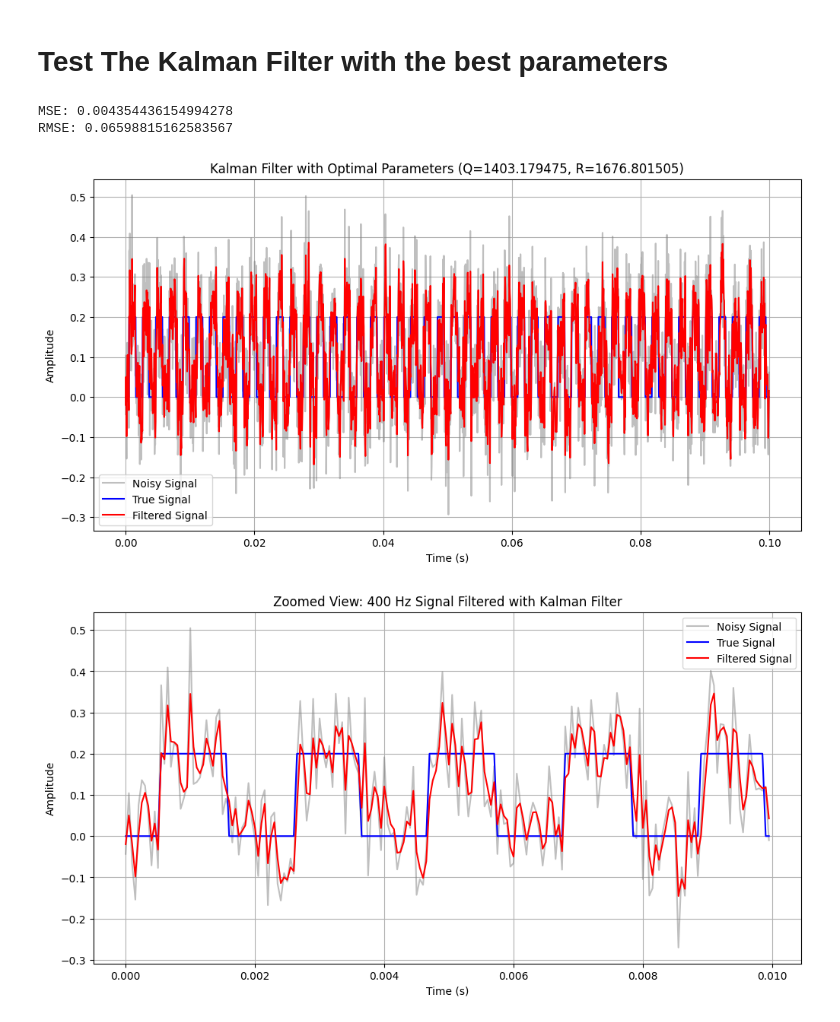
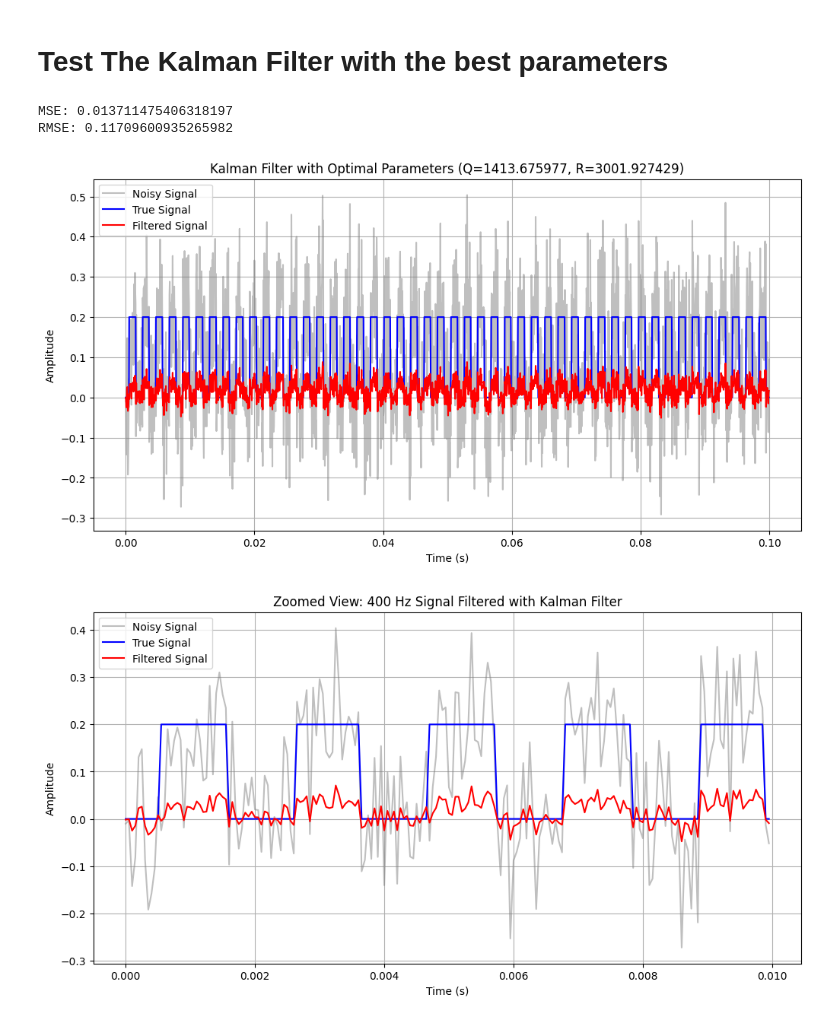
Before and after one commit to BolivarTech/Evolutionary_Linear_Kalman_Filter_Tuning, a Jupyter notebook: Evolutive_Optimizator.ipynb, the cells around one changed output. Saved outputs shown, nothing was run; the diff lists cells and outputs as text; code cells hidden in the pictures.

Commit message:
Evolutive algoritms implemented and optimized to adjuste the kalman filter. Some minor improvements on the kalman filter algorith

```diff
--- a/Evolutive_Optimizator.ipynb
+++ b/Evolutive_Optimizator.ipynb
@@ -41,7 +140,7 @@ true_signal = SigGen.generate_signal('square')
 true_signal = SigGen.add_offset(true_signal, offset)
 
 # Add noise to create noisy measurement
-noise_std = 0.3
+noise_std = 0.5
 noisy_signal = SigGen.add_noise(true_signal, noise_std)
 
 # Get time vector
@@ -166,26 +307,28 @@ plt.show()
 print(f"\n============  Hall Of Fame ==============\n")
 # best_individual = tools.selBest(population, k=1)[0]
 best_individual = halloffame[0]
-best_q, best_r = best_individual
+best_f, best_h, best_q, best_r = best_individual
 best_fitness = float(best_individual.fitness.values[0])
 print("Best Individual:")
 print(f"Individual: {best_individual}")
-print(f"Best Q: {best_q}, Best R: {best_r}, Fitness: {best_fitness}")
+print(f"Best F: {best_f}, Best H: {best_h}, Best Q: {best_q}, Best R: {best_r}, Fitness: {best_fitness}")
 
 print("\nNext Best Individuals:")
 for individual in halloffame[1:]:
-    q, r = individual
+    f,h,q, r = individual
     fitness = float(individual.fitness.values[0])
-    print(f"Q: {q}, R: {r}, Fitness: {fitness}")
+    print(f"F: {f}, H: {h}, Q: {q}, R: {r}, Fitness: {fitness}")
 
 print(f"\n===== Best Individual Performance =====\n")
 
 # Create filter with optimal parameters
+optimal_F = np.array([[best_f]])
+optimal_H = np.array([[best_h]])
 optimal_Q = np.array([[best_q]])
 optimal_R = np.array([[best_r]])
 P = np.array([[0]])
 x = np.array([[0]])
-optimal_kf = KalmanFilter(F, H, optimal_Q, optimal_R, P, x)
+optimal_kf = KalmanFilter(optimal_F, optimal_H, optimal_Q, optimal_R, P, x)
 optimal_filtered = optimal_kf.filter(noisy_signal)
 
 # Calculate improvement over original parameters
@@ -226,47 +369,47 @@ noise_std = 0.1
 noisy_signal = SigGen.add_noise(true_signal, noise_std)
 
 # Initialize Kalman filter
-F = np.array([[1]])
-H = np.array([[1]])
+optimal_F = np.array([[best_f]])
+optimal_H = np.array([[best_h]])
 optimal_Q = np.array([[best_q]])
 optimal_R = np.array([[best_r]])
 P = np.array([[0]])  #
 x = np.array([[0]])
 
 # Create and apply filter
-kf = KalmanFilter(F, H, optimal_Q, optimal_R, P, x)
+kf = KalmanFilter(optimal_F, optimal_H, optimal_Q, optimal_R, P, x)
 filtered_signal = kf.filter(noisy_signal)
 
 # Calculate error metrics
 mse, rmse = kf.calculate_error(true_signal, filtered_signal)
 print(f'MSE: {mse}')
 print(f'RMSE: {rmse}')
 
 # Plot results
 plt.figure(figsize=(12, 6))
 plt.plot(t, noisy_signal, 'gray', alpha=0.5, label='Noisy Signal')
 plt.plot(t, true_signal, 'b', label='True Signal')
 plt.plot(t, filtered_signal, 'r', label='Filtered Signal')
 plt.xlabel('Time (s)')
 plt.ylabel('Amplitude')
 plt.title(f'Kalman Filter with Optimal Parameters (Q={best_q:.6f}, R={best_r:.6f})')
 plt.legend()
 plt.grid(True)
 
 # Zoom in to show detail
 plt.figure(figsize=(12, 6))
 zoom_samples = int(0.01 * sampling_rate)  # Show 10ms
 plt.plot(t[:zoom_samples], noisy_signal[:zoom_samples], 'gray', alpha=0.5, label='Noisy Signal')
 plt.plot(t[:zoom_samples], true_signal[:zoom_samples], 'b', label='True Signal')
 plt.plot(t[:zoom_samples], filtered_signal[:zoom_samples], 'r', label='Filtered Signal')
 plt.xlabel('Time (s)')
 plt.ylabel('Amplitude')
 plt.title('Zoomed View: 400 Hz Signal Filtered with Kalman Filter')
 plt.legend()
 plt.grid(True)
 plt.show()
 # %% [output]
-MSE: 0.004354436154994278
-RMSE: 0.06598815162583567
+MSE: 0.013711475406318197
+RMSE: 0.11709600935265982
-[figure, old version]
+[figure, new version]
-[figure, old version]
+[figure, new version]
```
Also changed, not shown: parts of 11 cells of this notebook, 1 other file.
